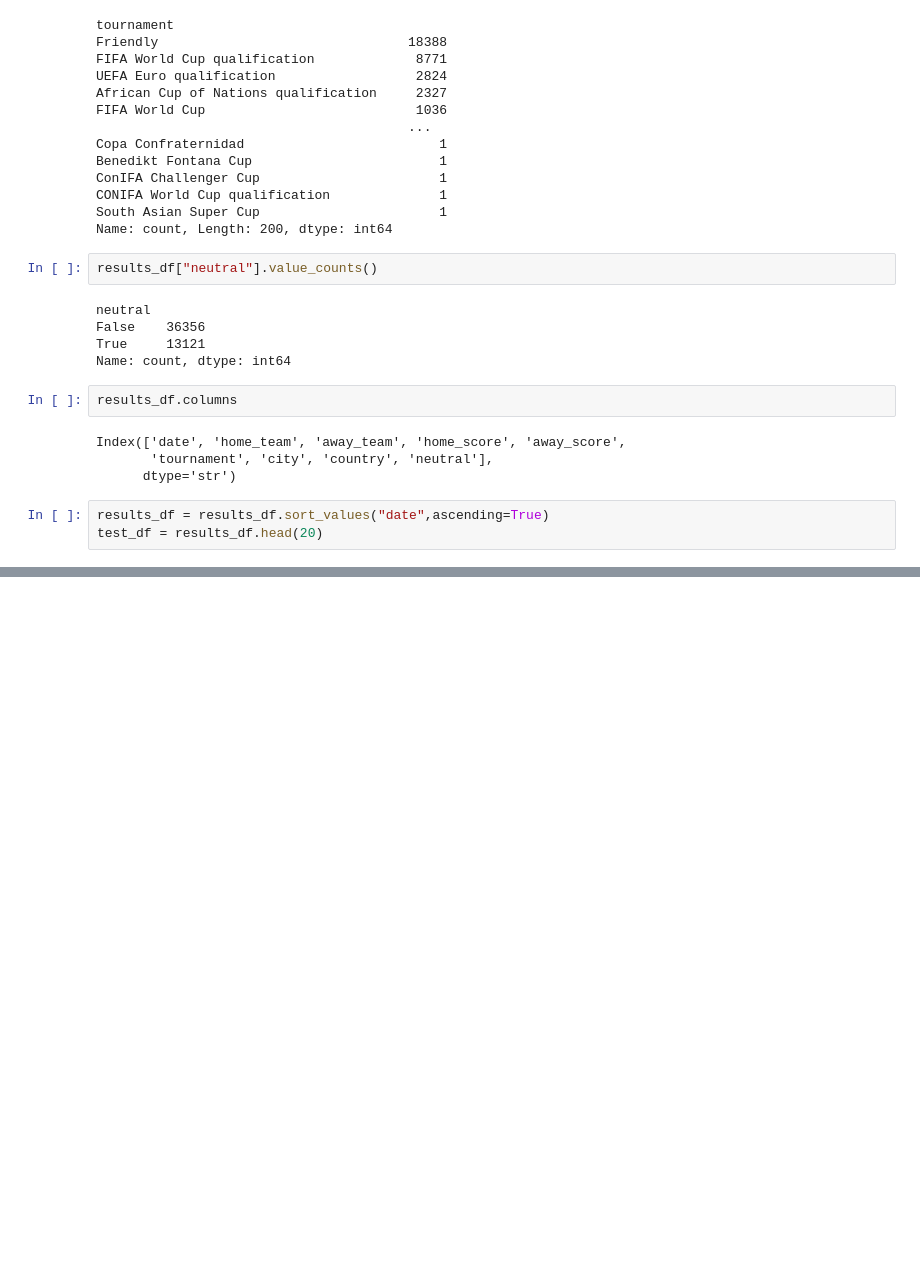
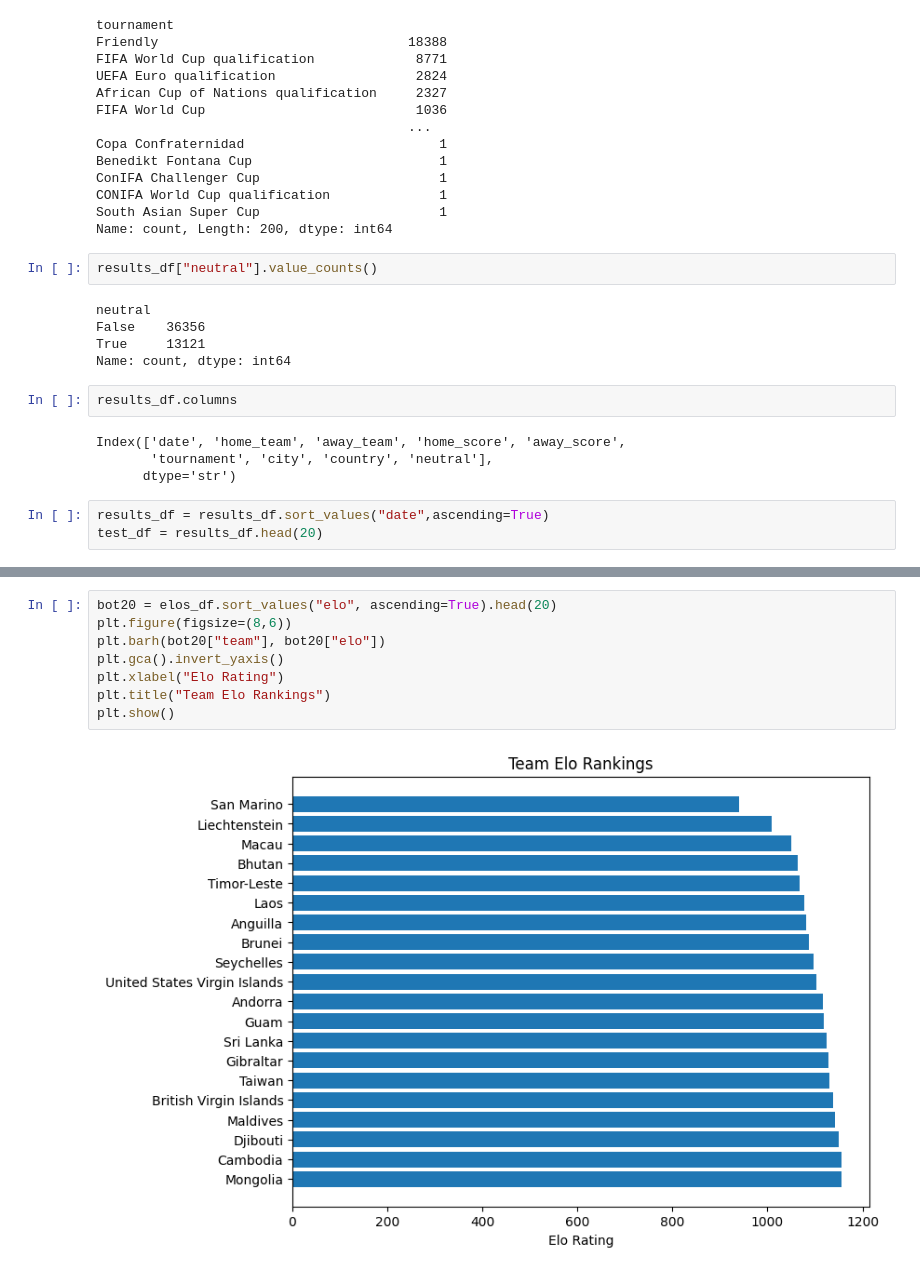
Before and after one commit to berkasin01/sandbox, a Jupyter notebook: football_scores/football.ipynb, the cells around one changed output, grey strips where cells are left out. Drawn from its saved outputs; the diff is of its cells as text; blank space fills up the shorter version.

```diff
--- a/football_scores/football.ipynb
+++ b/football_scores/football.ipynb
@@ -199,0 +403,10 @@ test_df
+# %%
+bot20 = elos_df.sort_values("elo", ascending=True).head(20)
+plt.figure(figsize=(8,6))
+plt.barh(bot20["team"], bot20["elo"])
+plt.gca().invert_yaxis()
+plt.xlabel("Elo Rating")
+plt.title("Team Elo Rankings")
+plt.show()
+# %% [output]
+[figure, added]
```
Also changed, not shown: parts of 18 cells of this notebook.
